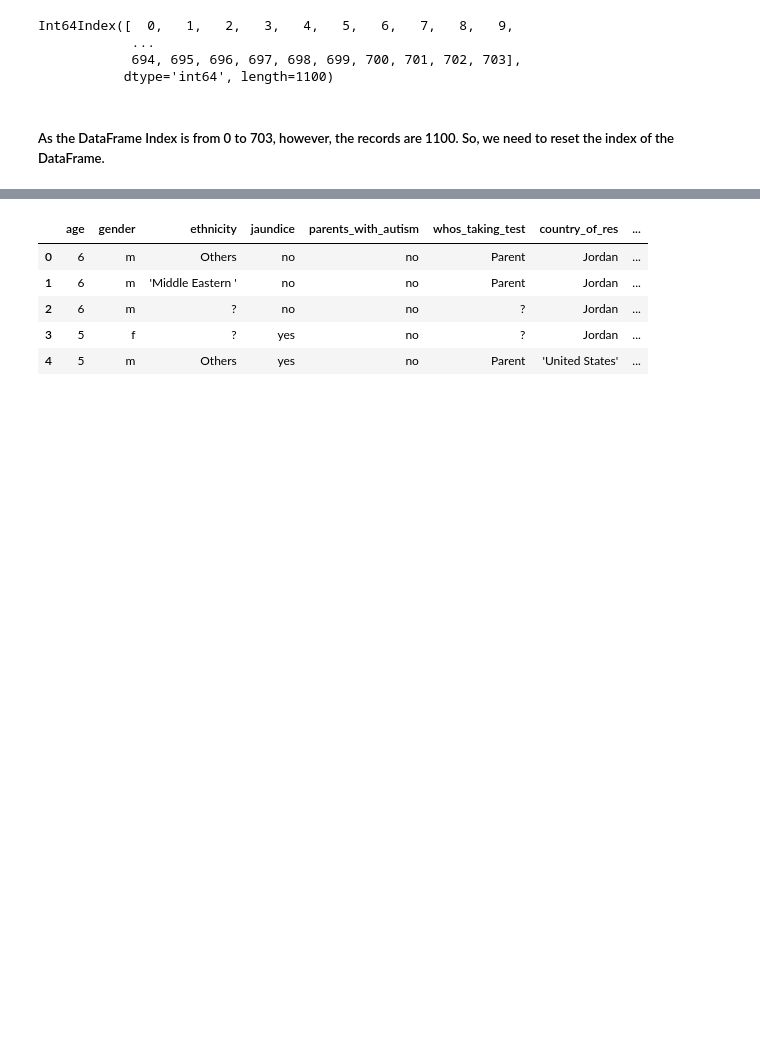
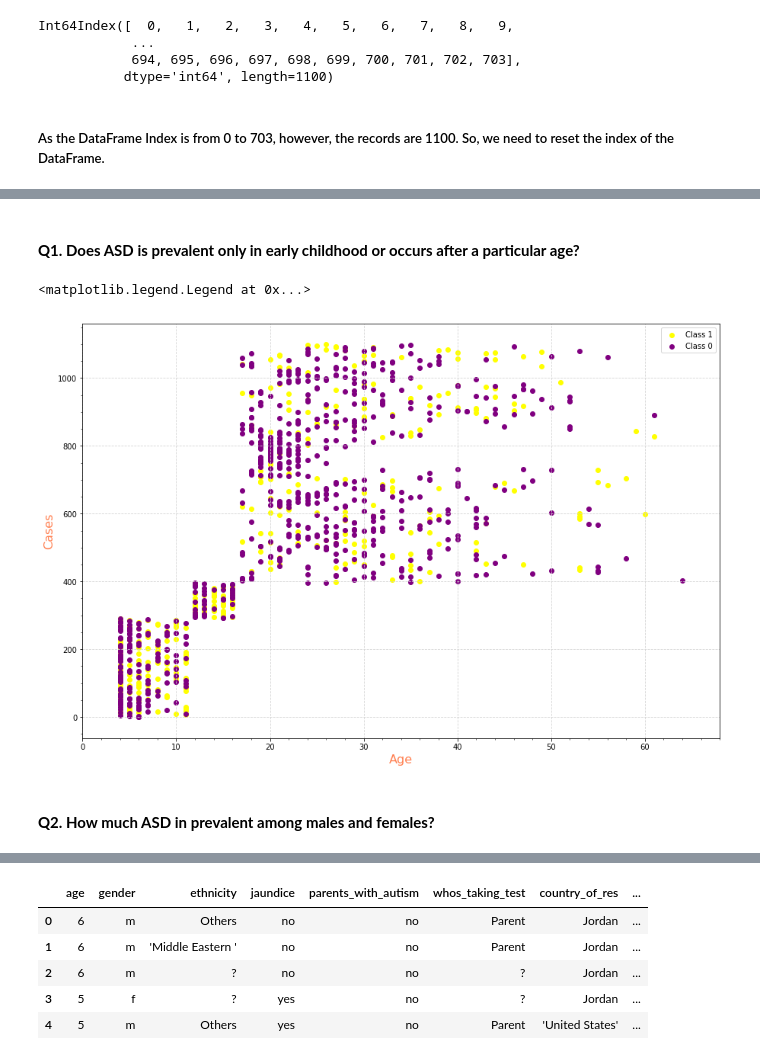
Before and after one commit to raj-shr-git/UW_Score_prediction_against_ASD, a Jupyter notebook: ASD_Prediction.ipynb, the cells around one changed output, grey strips where cells are left out. Cells and saved outputs as stored; diff of their text form; code cells hidden in the pictures; blank space fills up the shorter version.

```diff
--- a/ASD_Prediction.ipynb
+++ b/ASD_Prediction.ipynb
@@ -250,0 +257,25 @@ ASD_df.reset_index(drop=True,inplace=True)
+# %%
+ASD_df_eda = ASD_df.iloc[:,:]
+# %% [markdown]
+#### **Q1. Does ASD is prevalent only in early childhood or occurs after a particular age?**
+# %%
+ASD_df_eda = ASD_df_eda.applymap(lambda val: np.NaN if val =='?' else val)
+ASD_df_eda['age'] = ASD_df_eda['age'].astype('float')
+ASD_df_eda['ASD_Label'] = ASD_df_eda['ASD_Label'].apply(lambda val: 0 if val=='NO' else 1)
+# %%
+l_font = {'size':16,'color':'coral'}
+
+plt.figure(figsize=(15,10))
+plt.scatter(x='age',y=ASD_df_eda[(ASD_df_eda['ASD_Label']==1)].index,c='yellow',data=ASD_df_eda[(ASD_df_eda['ASD_Label']==1)],label='Class 1')
+plt.scatter(x='age',y=ASD_df_eda[(ASD_df_eda['ASD_Label']==0)].index,c='purple',data=ASD_df_eda[(ASD_df_eda['ASD_Label']==0)],label='Class 0')
+plt.minorticks_on()
+plt.grid(which='major',linestyle='--',color='lightgray')
+plt.axis(xmin=0,xmax=68)
+plt.xlabel("Age",fontdict=l_font)
+plt.ylabel("Cases",fontdict=l_font)
+plt.legend()
+# %% [output]
+<matplotlib.legend.Legend at 0x...>
+[figure, added]
+# %% [markdown]
+#### **Q2. How much ASD in prevalent among males and females?**
```
Also changed, not shown: parts of 39 cells of this notebook.
